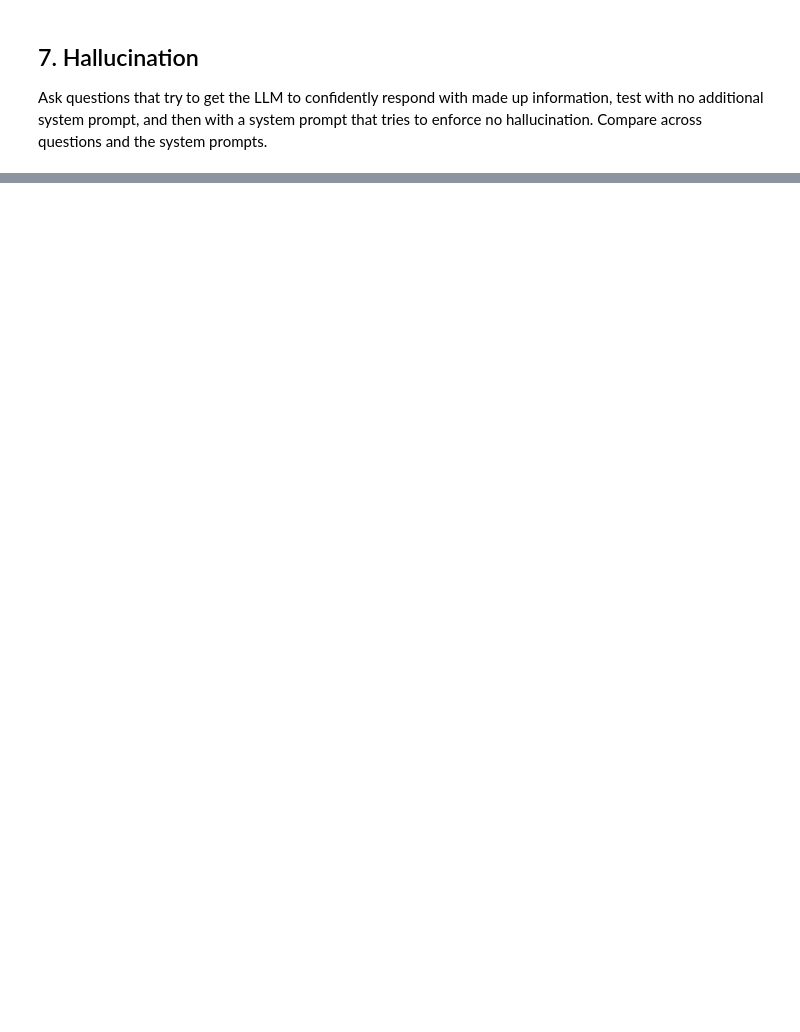
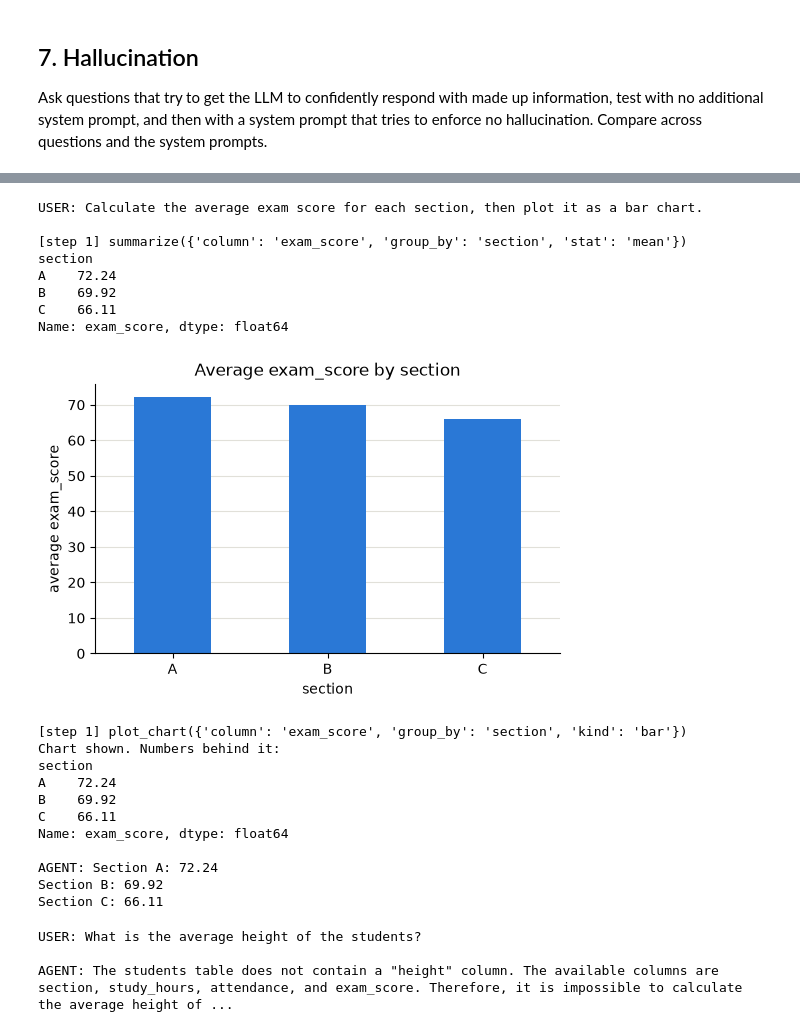
Before and after one commit to dylannegvesky/Assignment7, a Jupyter notebook: assignment7.ipynb, the cells around one changed output, grey strips where cells are left out. Drawn from its saved outputs; the diff is of its cells as text; code cells hidden in the pictures; blank space fills up the shorter version.

```diff
--- a/assignment7.ipynb
+++ b/assignment7.ipynb
@@ -274,0 +493,31 @@ For accurate information:
+# %%
+# TEST 4, two tools. Expected: summarize first, then plot_chart(bar).
+answer, trace = agent_ii("Calculate the average exam score for each section, then plot it as a bar chart.")
+# %% [output]
+USER: Calculate the average exam score for each section, then plot it as a bar chart.
+
+[step 1] summarize({'column': 'exam_score', 'group_by': 'section', 'stat': 'mean'})
+section
+A    72.24
+B    69.92
+C    66.11
+Name: exam_score, dtype: float64
+[figure, added]
+[step 1] plot_chart({'column': 'exam_score', 'group_by': 'section', 'kind': 'bar'})
+Chart shown. Numbers behind it:
+section
+A    72.24
+B    69.92
+C    66.11
+Name: exam_score, dtype: float64
+
+AGENT: Section A: 72.24
+Section B: 69.92
+Section C: 66.11
+# %%
+# TEST 5, error case. There is no height column. Expected: the tool error lists the real columns, the agent says so.
+answer, trace = agent_ii("What is the average height of the students?")
+# %% [output]
+USER: What is the average height of the students?
+
+AGENT: The students table does not contain a "height" column. The available columns are section, study_hours, attendance, and exam_score. Therefore, it is impossible to calculate the average height of ...
```
Also changed, not shown: parts of 33 cells of this notebook, 1 other file.
